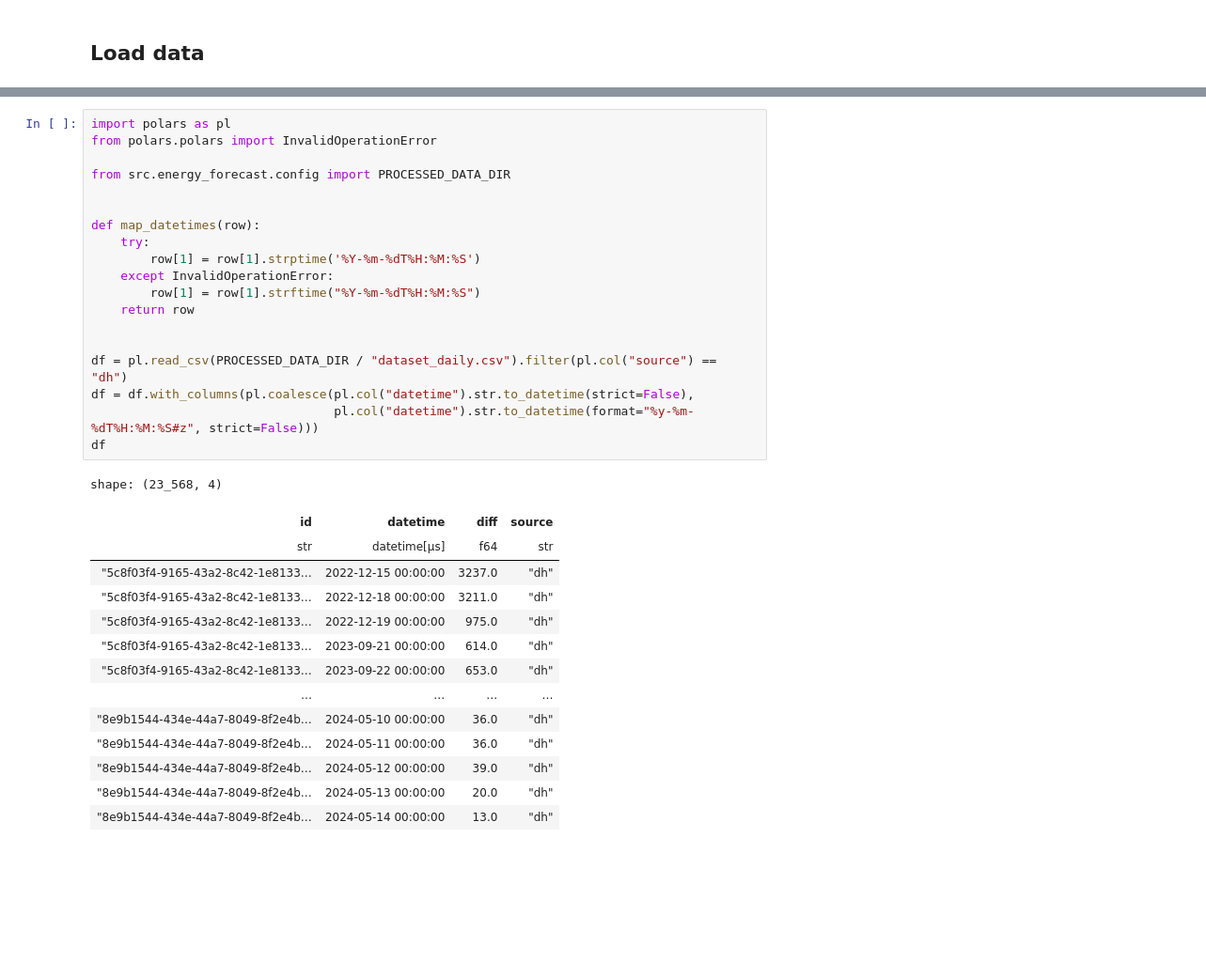
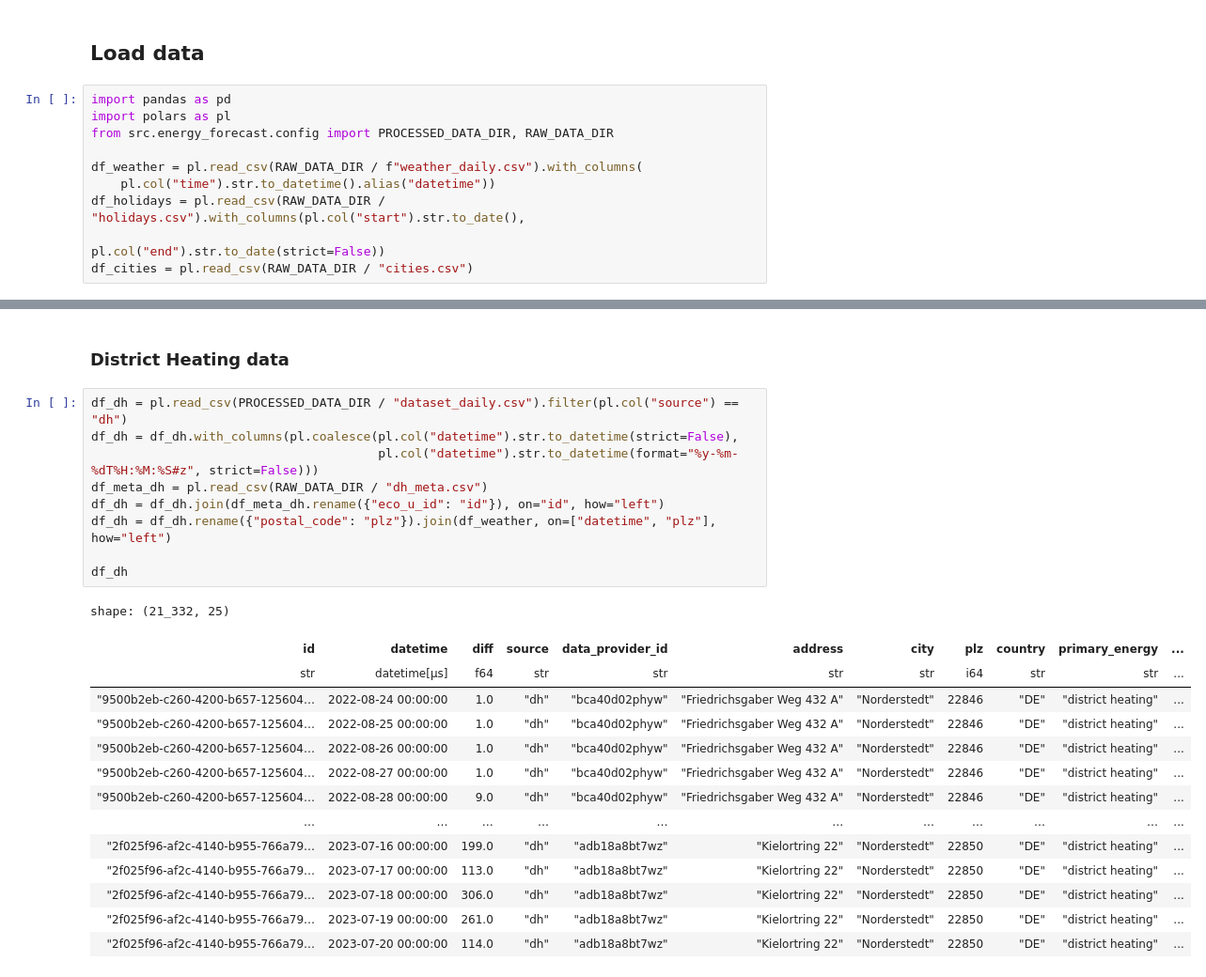
Before and after one commit to marja-w/energy-forecast-benchmark, a Jupyter notebook: notebooks/1.0-mw-correlation-analysis.ipynb, the cells around one changed output, grey strips where cells are left out. Shown at 94% size. Saved outputs shown, nothing was run; the diff lists cells and outputs as text; blank space fills up the shorter version.

```diff
--- a/notebooks/1.0-mw-correlation-analysis.ipynb
+++ b/notebooks/1.0-mw-correlation-analysis.ipynb
@@ -2,3 +2,13 @@
 # Correlation Analysis
 # %% [markdown]
 ## Load data
+# %%
+import pandas as pd
+import polars as pl
+from src.energy_forecast.config import PROCESSED_DATA_DIR, RAW_DATA_DIR
+
+df_weather = pl.read_csv(RAW_DATA_DIR / f"weather_daily.csv").with_columns(
+    pl.col("time").str.to_datetime().alias("datetime"))
+df_holidays = pl.read_csv(RAW_DATA_DIR / "holidays.csv").with_columns(pl.col("start").str.to_date(),
+                                                                      pl.col("end").str.to_date(strict=False))
+df_cities = pl.read_csv(RAW_DATA_DIR / "cities.csv")
@@ -5,34 +38,26 @@
+# %% [markdown]
+### District Heating data
 # %%
-import polars as pl
-from polars.polars import InvalidOperationError
+df_dh = pl.read_csv(PROCESSED_DATA_DIR / "dataset_daily.csv").filter(pl.col("source") == "dh")
+df_dh = df_dh.with_columns(pl.coalesce(pl.col("datetime").str.to_datetime(strict=False),
+                                       pl.col("datetime").str.to_datetime(format="%y-%m-%dT%H:%M:%S#z", strict=False)))
+df_meta_dh = pl.read_csv(RAW_DATA_DIR / "dh_meta.csv")
+df_dh = df_dh.join(df_meta_dh.rename({"eco_u_id": "id"}), on="id", how="left")
+df_dh = df_dh.rename({"postal_code": "plz"}).join(df_weather, on=["datetime", "plz"], how="left")
 
-from src.energy_forecast.config import PROCESSED_DATA_DIR
-
-
-def map_datetimes(row):
-    try:
-        row[1] = row[1].strptime('%Y-%m-%dT%H:%M:%S')
-    except InvalidOperationError:
-        row[1] = row[1].strftime("%Y-%m-%dT%H:%M:%S")
-    return row
-
-
-df = pl.read_csv(PROCESSED_DATA_DIR / "dataset_daily.csv").filter(pl.col("source") == "dh")
-df = df.with_columns(pl.coalesce(pl.col("datetime").str.to_datetime(strict=False),
-                                 pl.col("datetime").str.to_datetime(format="%y-%m-%dT%H:%M:%S#z", strict=False)))
-df
+df_dh
 # %% [output]
-shape: (23_568, 4)
+shape: (21_332, 25)
-| id | datetime | diff | source |
-| str | datetime[μs] | f64 | str |
-| "5c8f03f4-9165-43a2-8c42-1e8133… | 2022-12-15 00:00:00 | 3237.0 | "dh" |
-| "5c8f03f4-9165-43a2-8c42-1e8133… | 2022-12-18 00:00:00 | 3211.0 | "dh" |
-| "5c8f03f4-9165-43a2-8c42-1e8133… | 2022-12-19 00:00:00 | 975.0 | "dh" |
-| "5c8f03f4-9165-43a2-8c42-1e8133… | 2023-09-21 00:00:00 | 614.0 | "dh" |
-| "5c8f03f4-9165-43a2-8c42-1e8133… | 2023-09-22 00:00:00 | 653.0 | "dh" |
-| … | … | … | … |
-| "8e9b1544-434e-44a7-8049-8f2e4b… | 2024-05-10 00:00:00 | 36.0 | "dh" |
-| "8e9b1544-434e-44a7-8049-8f2e4b… | 2024-05-11 00:00:00 | 36.0 | "dh" |
-| "8e9b1544-434e-44a7-8049-8f2e4b… | 2024-05-12 00:00:00 | 39.0 | "dh" |
-| "8e9b1544-434e-44a7-8049-8f2e4b… | 2024-05-13 00:00:00 | 20.0 | "dh" |
-| "8e9b1544-434e-44a7-8049-8f2e4b… | 2024-05-14 00:00:00 | 13.0 | "dh" |
+| id | datetime | diff | source | data_provider_id | address | city | plz | country | primary_energy | ... |
+| str | datetime[μs] | f64 | str | str | str | str | i64 | str | str | ... |
+| "9500b2eb-c260-4200-b657-125604… | 2022-08-24 00:00:00 | 1.0 | "dh" | "bca40d02phyw" | "Friedrichsgaber Weg 432 A" | "Norderstedt" | 22846 | "DE" | "district heating" | ... |
+| "9500b2eb-c260-4200-b657-125604… | 2022-08-25 00:00:00 | 1.0 | "dh" | "bca40d02phyw" | "Friedrichsgaber Weg 432 A" | "Norderstedt" | 22846 | "DE" | "district heating" | ... |
+| "9500b2eb-c260-4200-b657-125604… | 2022-08-26 00:00:00 | 1.0 | "dh" | "bca40d02phyw" | "Friedrichsgaber Weg 432 A" | "Norderstedt" | 22846 | "DE" | "district heating" | ... |
+| "9500b2eb-c260-4200-b657-125604… | 2022-08-27 00:00:00 | 1.0 | "dh" | "bca40d02phyw" | "Friedrichsgaber Weg 432 A" | "Norderstedt" | 22846 | "DE" | "district heating" | ... |
+| "9500b2eb-c260-4200-b657-125604… | 2022-08-28 00:00:00 | 9.0 | "dh" | "bca40d02phyw" | "Friedrichsgaber Weg 432 A" | "Norderstedt" | 22846 | "DE" | "district heating" | ... |
+| … | … | … | … | … | … | … | … | … | … | ... |
+| "2f025f96-af2c-4140-b955-766a79… | 2023-07-16 00:00:00 | 199.0 | "dh" | "adb18a8bt7wz" | "Kielortring 22" | "Norderstedt" | 22850 | "DE" | "district heating" | ... |
+| "2f025f96-af2c-4140-b955-766a79… | 2023-07-17 00:00:00 | 113.0 | "dh" | "adb18a8bt7wz" | "Kielortring 22" | "Norderstedt" | 22850 | "DE" | "district heating" | ... |
+| "2f025f96-af2c-4140-b955-766a79… | 2023-07-18 00:00:00 | 306.0 | "dh" | "adb18a8bt7wz" | "Kielortring 22" | "Norderstedt" | 22850 | "DE" | "district heating" | ... |
+| "2f025f96-af2c-4140-b955-766a79… | 2023-07-19 00:00:00 | 261.0 | "dh" | "adb18a8bt7wz" | "Kielortring 22" | "Norderstedt" | 22850 | "DE" | "district heating" | ... |
+| "2f025f96-af2c-4140-b955-766a79… | 2023-07-20 00:00:00 | 114.0 | "dh" | "adb18a8bt7wz" | "Kielortring 22" | "Norderstedt" | 22850 | "DE" | "district heating" | ... |
```
Also changed, not shown: parts of 43 cells of this notebook, 2 other files.
